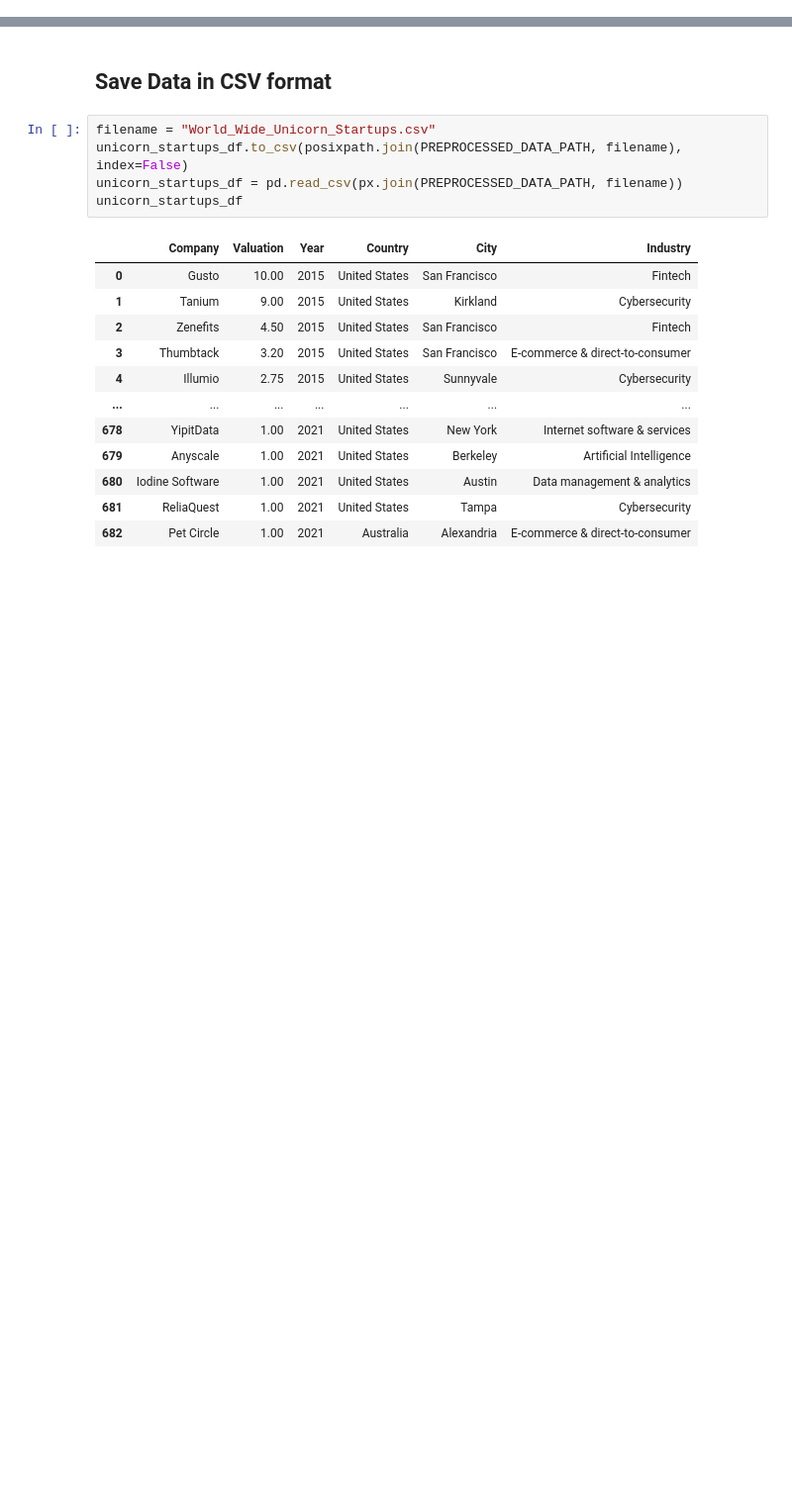
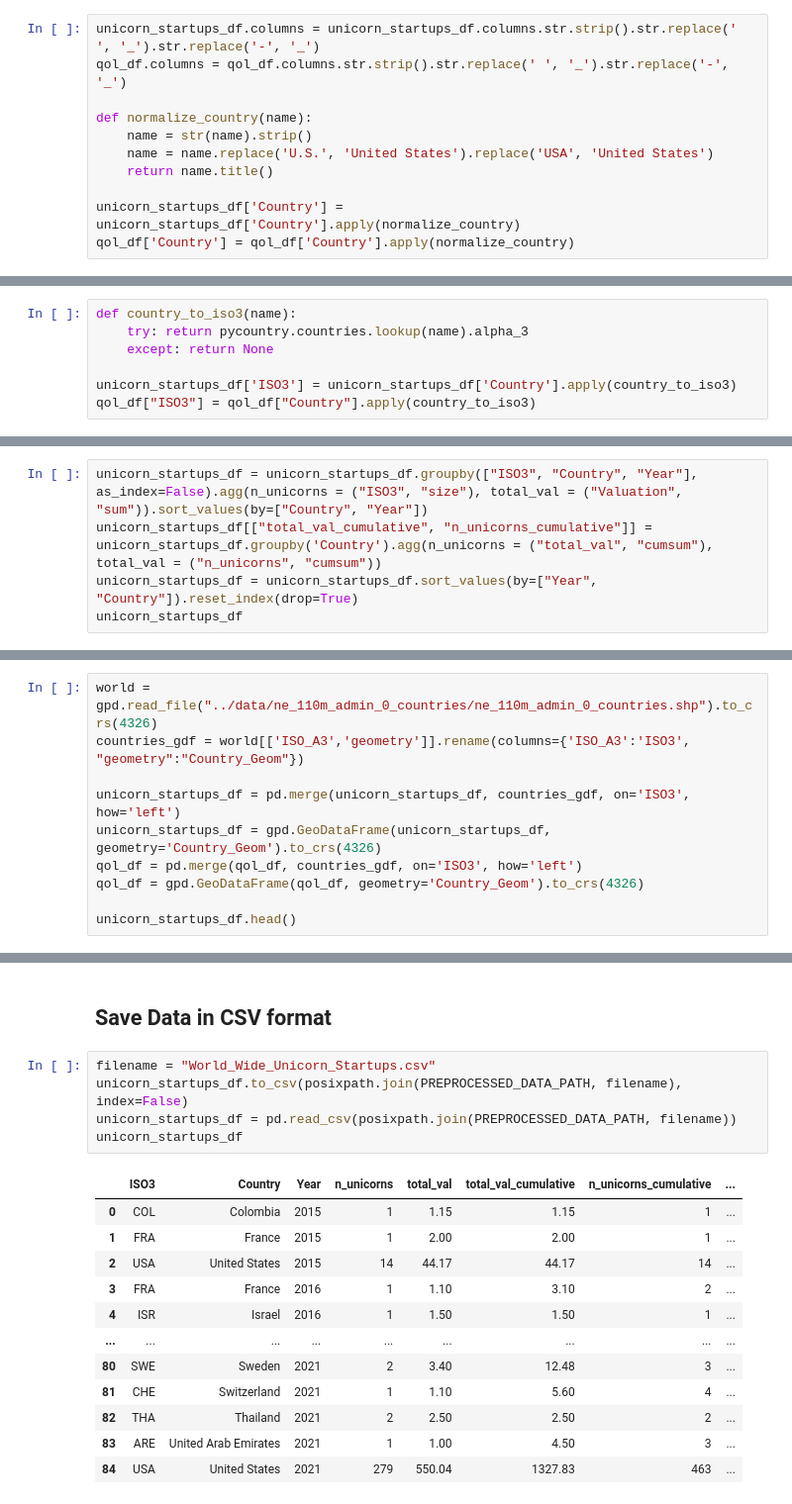
Before and after one commit to dalnakeb/Information_Visualisation_Project, a Jupyter notebook: notebooks/preprocessing.ipynb, the cells around one changed output, grey strips where cells are left out. Shown at 99% size. Cells and saved outputs as stored; diff of their text form; blank space fills up the shorter version.

Commit message:
Datasets Preprocessing (+geom)

```diff
--- a/notebooks/preprocessing.ipynb
+++ b/notebooks/preprocessing.ipynb
@@ -330,0 +338,11 @@ qol_df
+# %%
+unicorn_startups_df.columns = unicorn_startups_df.columns.str.strip().str.replace(' ', '_').str.replace('-', '_')
+qol_df.columns = qol_df.columns.str.strip().str.replace(' ', '_').str.replace('-', '_')
+
+def normalize_country(name):
+    name = str(name).strip()
+    name = name.replace('U.S.', 'United States').replace('USA', 'United States')
+    return name.title()
+
+unicorn_startups_df['Country'] = unicorn_startups_df['Country'].apply(normalize_country)
+qol_df['Country'] = qol_df['Country'].apply(normalize_country)
@@ -330,0 +351,7 @@ qol_df
+# %%
+def country_to_iso3(name):
+    try: return pycountry.countries.lookup(name).alpha_3
+    except: return None
+
+unicorn_startups_df['ISO3'] = unicorn_startups_df['Country'].apply(country_to_iso3)
+qol_df["ISO3"] = qol_df["Country"].apply(country_to_iso3)
@@ -330,0 +360,5 @@ qol_df
+# %%
+unicorn_startups_df = unicorn_startups_df.groupby(["ISO3", "Country", "Year"], as_index=False).agg(n_unicorns = ("ISO3", "size"), total_val = ("Valuation", "sum")).sort_values(by=["Country", "Year"])
+unicorn_startups_df[["total_val_cumulative", "n_unicorns_cumulative"]] = unicorn_startups_df.groupby('Country').agg(n_unicorns = ("total_val", "cumsum"), total_val = ("n_unicorns", "cumsum"))
+unicorn_startups_df = unicorn_startups_df.sort_values(by=["Year", "Country"]).reset_index(drop=True)
+unicorn_startups_df
@@ -330,0 +381,10 @@ qol_df
+# %%
+world = gpd.read_file("../data/ne_110m_admin_0_countries/ne_110m_admin_0_countries.shp").to_crs(4326)
+countries_gdf = world[['ISO_A3','geometry']].rename(columns={'ISO_A3':'ISO3', "geometry":"Country_Geom"})
+
+unicorn_startups_df = pd.merge(unicorn_startups_df, countries_gdf, on='ISO3', how='left')
+unicorn_startups_df = gpd.GeoDataFrame(unicorn_startups_df, geometry='Country_Geom').to_crs(4326)
+qol_df = pd.merge(qol_df, countries_gdf, on='ISO3', how='left')
+qol_df = gpd.GeoDataFrame(qol_df, geometry='Country_Geom').to_crs(4326)
+
+unicorn_startups_df.head()
@@ -333,18 +409,18 @@ qol_df
 # %%
 filename = "World_Wide_Unicorn_Startups.csv"
 unicorn_startups_df.to_csv(posixpath.join(PREPROCESSED_DATA_PATH, filename), index=False)
-unicorn_startups_df = pd.read_csv(px.join(PREPROCESSED_DATA_PATH, filename))
+unicorn_startups_df = pd.read_csv(posixpath.join(PREPROCESSED_DATA_PATH, filename))
 unicorn_startups_df
 # %% [output]
-|  | Company | Valuation | Year | Country | City | Industry |
-| 0 | Gusto | 10.00 | 2015 | United States | San Francisco | Fintech |
-| 1 | Tanium | 9.00 | 2015 | United States | Kirkland | Cybersecurity |
-| 2 | Zenefits | 4.50 | 2015 | United States | San Francisco | Fintech |
-| 3 | Thumbtack | 3.20 | 2015 | United States | San Francisco | E-commerce & direct-to-consumer |
-| 4 | Illumio | 2.75 | 2015 | United States | Sunnyvale | Cybersecurity |
-| ... | ... | ... | ... | ... | ... | ... |
-| 678 | YipitData | 1.00 | 2021 | United States | New York | Internet software & services |
-| 679 | Anyscale | 1.00 | 2021 | United States | Berkeley | Artificial Intelligence |
-| 680 | Iodine Software | 1.00 | 2021 | United States | Austin | Data management & analytics |
-| 681 | ReliaQuest | 1.00 | 2021 | United States | Tampa | Cybersecurity |
-| 682 | Pet Circle | 1.00 | 2021 | Australia | Alexandria | E-commerce & direct-to-consumer |
+|  | ISO3 | Country | Year | n_unicorns | total_val | total_val_cumulative | n_unicorns_cumulative | ... |
+| 0 | COL | Colombia | 2015 | 1 | 1.15 | 1.15 | 1 | ... |
+| 1 | FRA | France | 2015 | 1 | 2.00 | 2.00 | 1 | ... |
+| 2 | USA | United States | 2015 | 14 | 44.17 | 44.17 | 14 | ... |
+| 3 | FRA | France | 2016 | 1 | 1.10 | 3.10 | 2 | ... |
+| 4 | ISR | Israel | 2016 | 1 | 1.50 | 1.50 | 1 | ... |
+| ... | ... | ... | ... | ... | ... | ... | ... | ... |
+| 80 | SWE | Sweden | 2021 | 2 | 3.40 | 12.48 | 3 | ... |
+| 81 | CHE | Switzerland | 2021 | 1 | 1.10 | 5.60 | 4 | ... |
+| 82 | THA | Thailand | 2021 | 2 | 2.50 | 2.50 | 2 | ... |
+| 83 | ARE | United Arab Emirates | 2021 | 1 | 1.00 | 4.50 | 3 | ... |
+| 84 | USA | United States | 2021 | 279 | 550.04 | 1327.83 | 463 | ... |
```
Also changed, not shown: parts of 19 cells of this notebook, 2 other files.
